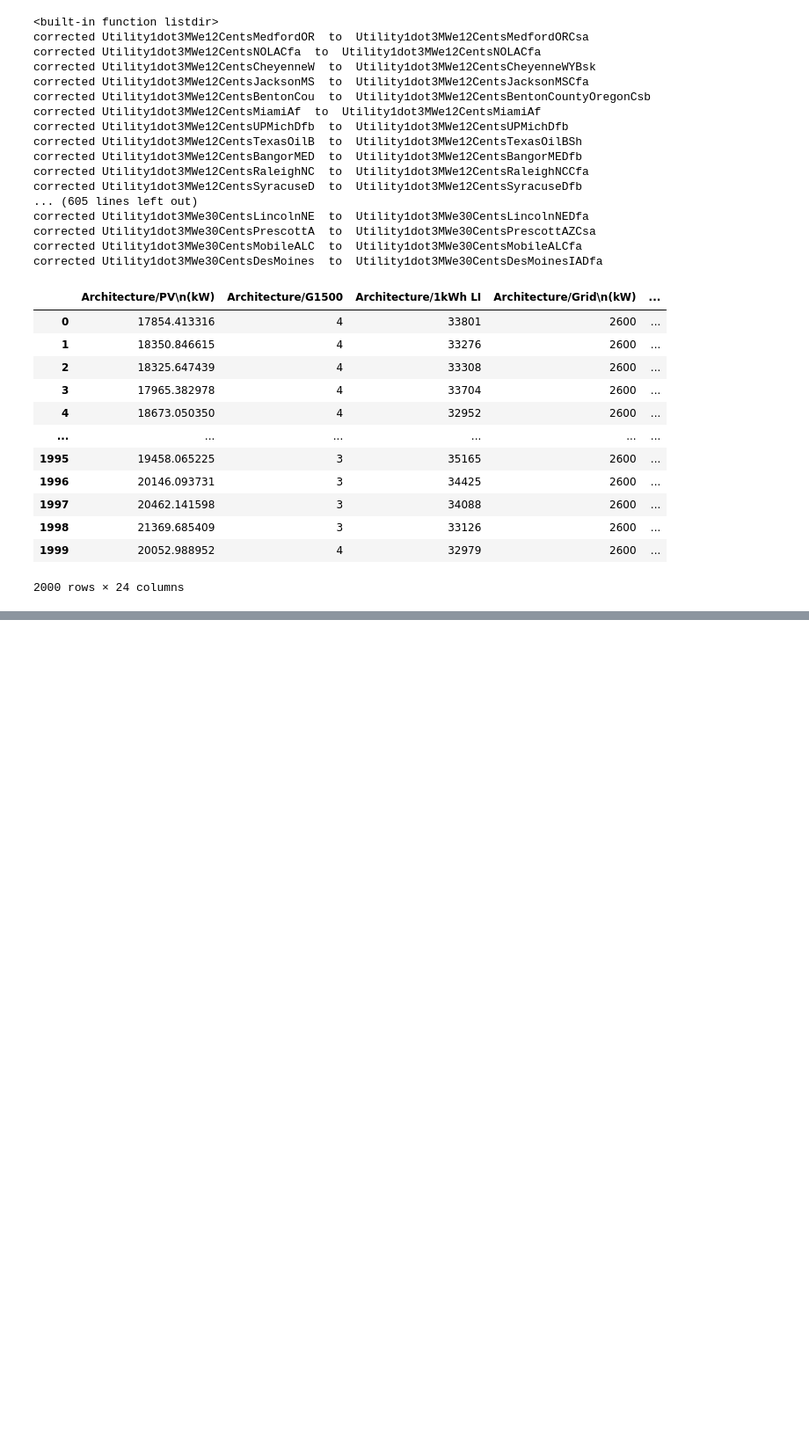
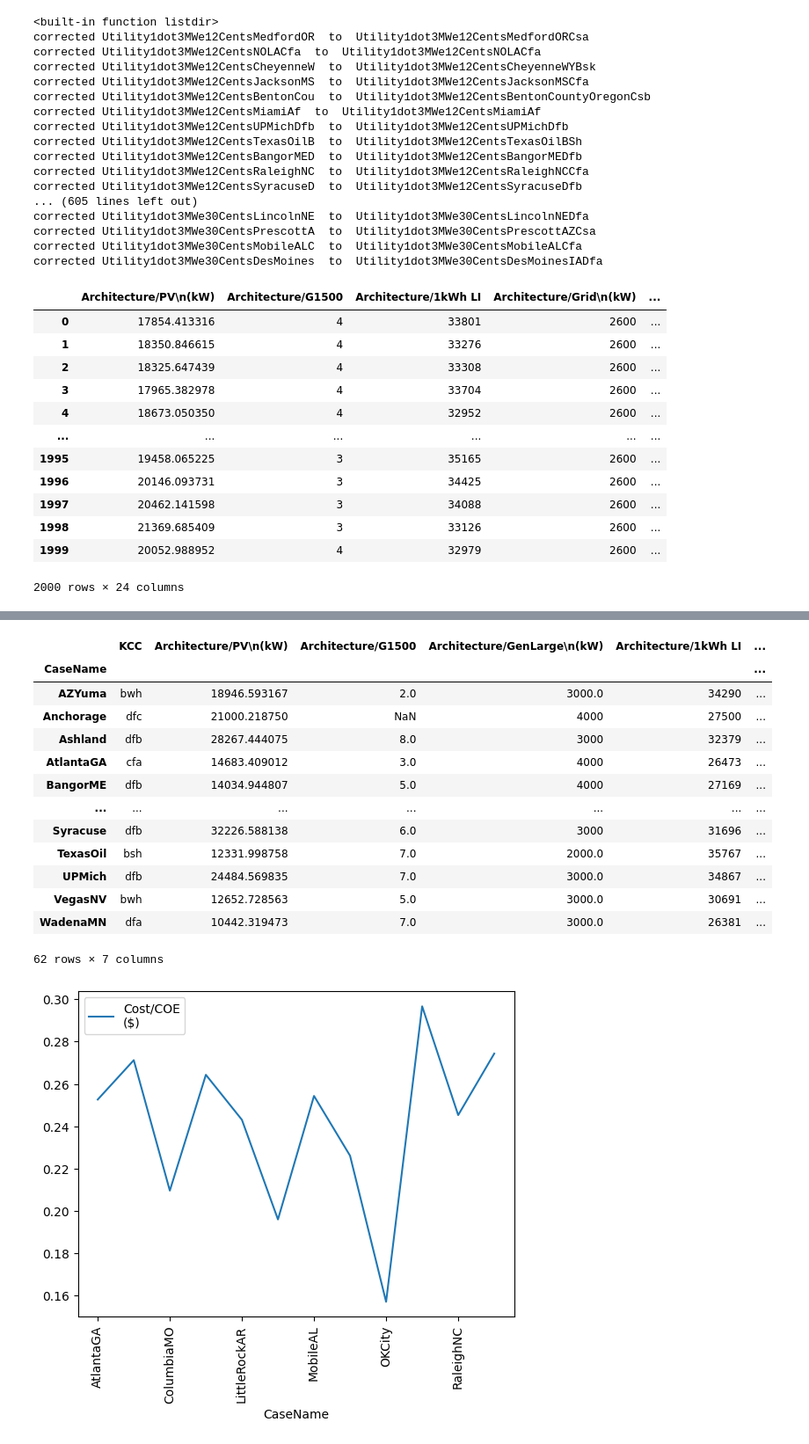
Before and after one commit to uw-reti/homer, a Jupyter notebook: ClimateStudies/OutputProcessing/HOMERDataProcessor.ipynb, the cells around one changed output, grey strips where cells are left out. Shown at 88% size. Saved outputs shown, nothing was run; the diff lists cells and outputs as text; code cells hidden in the pictures; blank space fills up the shorter version.

Commit message:
data keeping changes and new plots

```diff
--- a/ClimateStudies/OutputProcessing/HOMERDataProcessor.ipynb
+++ b/ClimateStudies/OutputProcessing/HOMERDataProcessor.ipynb
@@ -454,31 +484,48 @@ display(util_opt_out)
 #for index = opt_out.ind
 #display(pd.MultiIndex.get_level_values(opt_out('CaseNum')))
 CFA = opt_out.query("KCC=='cfa'")
 #print(CFA.query("CaseNum=='Case1'"))
 #CFA.plot(x='CaseName',y='Cost/COE\n($)')
 Case1 = opt_out.loc[("Case1",slice(None))]
 Case1CFA = Case1.query("KCC=='cfa'")
 Case2 = opt_out.loc[("Case2",slice(None))]
 Case2CFA = Case2.query("KCC=='cfa'")
 Case25 = opt_out.loc[("Case25",slice(None))]
 Case3 = opt_out.loc[("Case3",slice(None))]
 Case3CFA = Case3.query("KCC=='cfa'")
 Case35 = opt_out.loc[("Case35",slice(None))]
 Case4 = opt_out.loc[("Case4",slice(None))]
 Case4CFA = Case4.query("KCC=='cfa'")
-display(Case4CFA)
+display(Case4)
 # Testing
 Case5 = opt_out.loc[("Case5",slice(None))]
 Case6 = opt_out.loc[("Case6",slice(None))]
 Case7 = opt_out.loc[("Case7",slice(None))]
 Case8 = opt_out.loc[("Case8",slice(None))]
 Case10 = opt_out.loc[("Case10",slice(None))]
 Case11 = opt_out.loc[("Case11",slice(None))]
 Case12 = opt_out.loc[("Case12",slice(None))]
 Case13 = opt_out.loc[("Case13",slice(None))]
 Case14 = opt_out.loc[("Case14",slice(None))]
 Case15 = opt_out.loc[("Case15",slice(None))]
 Case16 = opt_out.loc[("Case16",slice(None))]
 #display(Case16)
 Case1CFA.plot(y='Cost/COE\n($)', use_index=True)
+
 plt.xticks(rotation=90);
+# %% [output]
+|  | KCC | Architecture/PV\n(kW) | Architecture/G1500 | Architecture/GenLarge\n(kW) | Architecture/1kWh LI | ... |
+| CaseName |  |  |  |  |  | ... |
+| AZYuma | bwh | 18946.593167 | 2.0 | 3000.0 | 34290 | ... |
+| Anchorage | dfc | 21000.218750 | NaN | 4000 | 27500 | ... |
+| Ashland | dfb | 28267.444075 | 8.0 | 3000 | 32379 | ... |
+| AtlantaGA | cfa | 14683.409012 | 3.0 | 4000 | 26473 | ... |
+| BangorME | dfb | 14034.944807 | 5.0 | 4000 | 27169 | ... |
+| ... | ... | ... | ... | ... | ... | ... |
+| Syracuse | dfb | 32226.588138 | 6.0 | 3000 | 31696 | ... |
+| TexasOil | bsh | 12331.998758 | 7.0 | 2000.0 | 35767 | ... |
+| UPMich | dfb | 24484.569835 | 7.0 | 3000.0 | 34867 | ... |
+| VegasNV | bwh | 12652.728563 | 5.0 | 3000.0 | 30691 | ... |
+| WadenaMN | dfa | 10442.319473 | 7.0 | 3000.0 | 26381 | ... |
+62 rows × 7 columns
+[figure, added]
```
Also changed, not shown: parts of 11 cells of this notebook.
